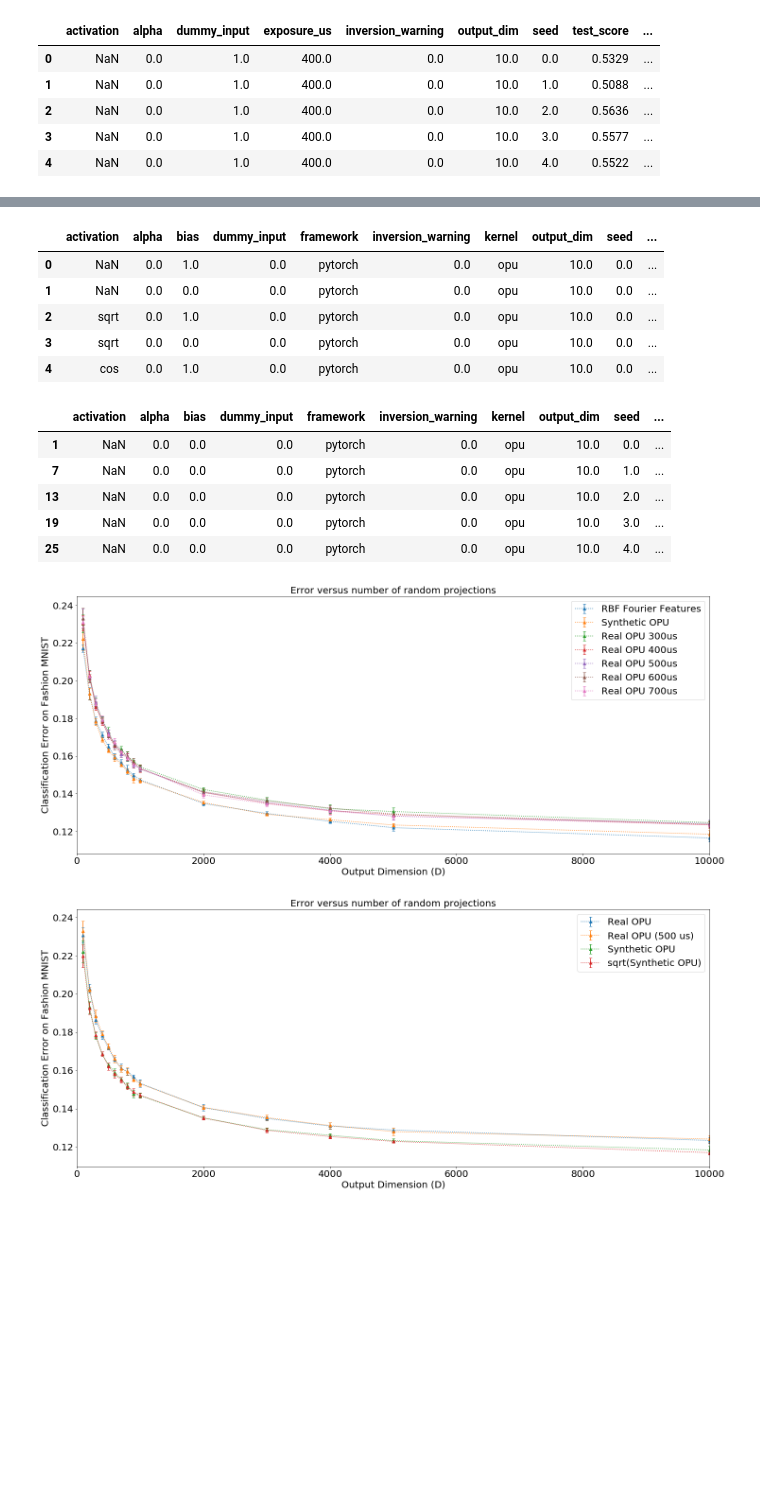
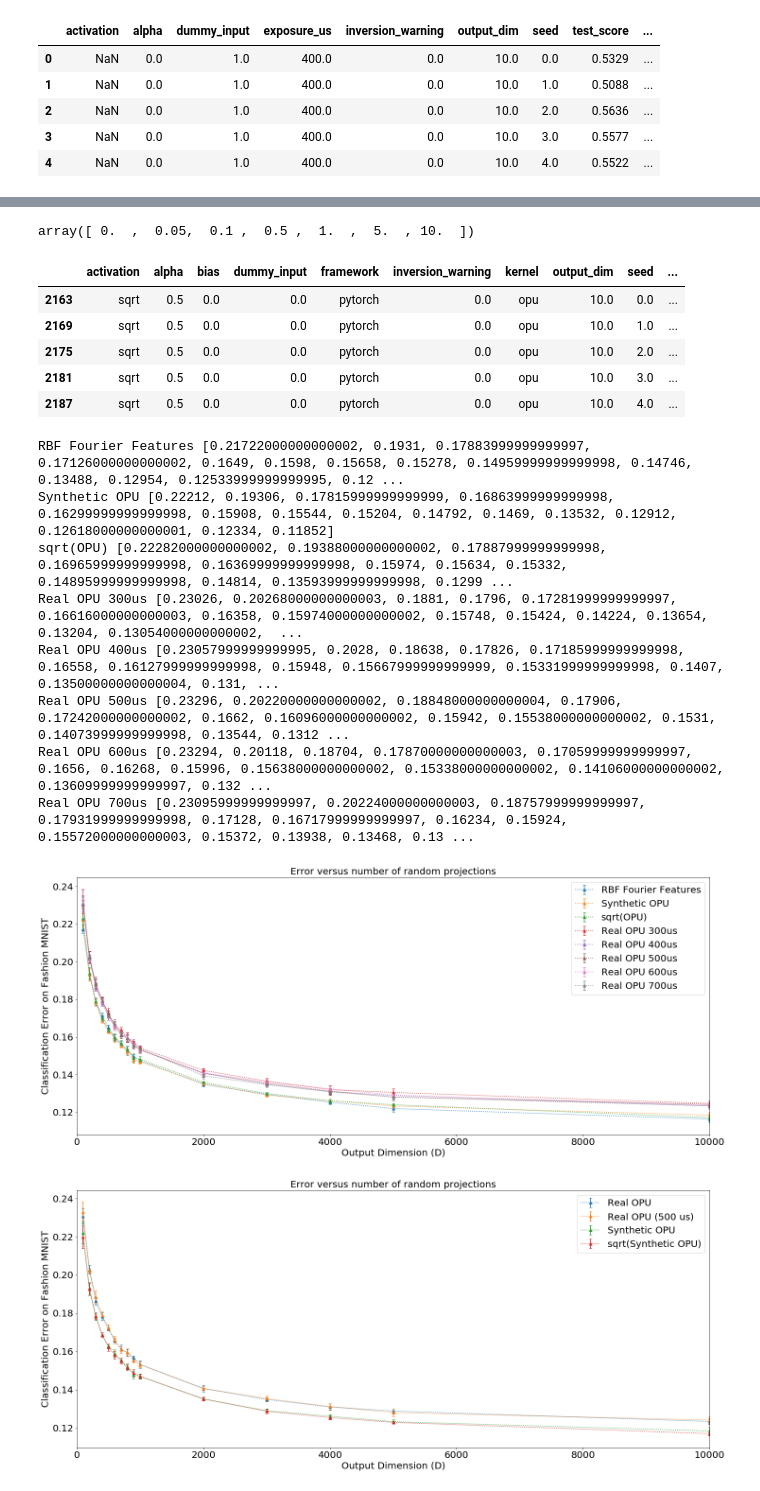
Before and after one commit to joneswack/opu-kernel-experiments, a Jupyter notebook: Tests Jonas/plot_fashion_mnist.ipynb, the cells around one changed output, grey strips where cells are left out. Drawn from its saved outputs; the diff is of its cells as text; code cells hidden in the pictures; blank space fills up the shorter version.

```diff
--- a/Tests Jonas/plot_fashion_mnist.ipynb
+++ b/Tests Jonas/plot_fashion_mnist.ipynb
@@ -35,12 +68,7 @@ syn_df = pd.read_csv('csv/ridge_benchmark_first.csv')
-# %%
-syn_df.head()
-# %% [output]
-|  | activation | alpha | bias | dummy_input | framework | inversion_warning | kernel | output_dim | seed | ... |
-| 0 | NaN | 0.0 | 1.0 | 0.0 | pytorch | 0.0 | opu | 10.0 | 0.0 | ... |
-| 1 | NaN | 0.0 | 0.0 | 0.0 | pytorch | 0.0 | opu | 10.0 | 0.0 | ... |
-| 2 | sqrt | 0.0 | 1.0 | 0.0 | pytorch | 0.0 | opu | 10.0 | 0.0 | ... |
-| 3 | sqrt | 0.0 | 0.0 | 0.0 | pytorch | 0.0 | opu | 10.0 | 0.0 | ... |
-| 4 | cos | 0.0 | 1.0 | 0.0 | pytorch | 0.0 | opu | 10.0 | 0.0 | ... |
+# %%
+syn_df['alpha'].unique()
+# %% [output]
+array([ 0.  ,  0.05,  0.1 ,  0.5 ,  1.  ,  5.  , 10.  ])
 # %%
 SMALL_SIZE = 8
 MEDIUM_SIZE = 10
@@ -88,9 +117,9 @@ df_opu_600 = opu_df.query('alpha == "0.0" & exposure_us == "600" & dummy_input==
 # %%
-df_opu_700 = opu_df.query('alpha == "0.0" & exposure_us == "700" & dummy_input=="0.0" & activation!="sqrt"')
+df_opu_700 = opu_df.query('alpha == "0.5" & exposure_us == "700" & dummy_input=="0.0" & activation!="sqrt"')
 # %%
-rbf_df_0 = rbf_df.query('alpha == "0.0" & dummy_input=="0.0"')
+rbf_df_0 = rbf_df.query('alpha == "0.5" & dummy_input=="0.0"')
 # %%
-df_syn_1 = syn_df.query('alpha == "0.0" & dummy_input=="0.0" & activation.isnull() & bias=="0.0"')
+df_syn_1 = syn_df.query('alpha == "0.5" & dummy_input=="0.0" & activation.isnull() & bias=="0.0"')
 # %%
-df_syn_2 = syn_df.query('alpha == "0.0" & dummy_input=="0.0" & activation=="sqrt" & bias=="0.0"')
+df_syn_2 = syn_df.query('alpha == "0.5" & dummy_input=="0.0" & activation=="sqrt" & bias=="0.0"')
 # %%
@@ -98,19 +127,27 @@ df_syn_3 = syn_df.query('alpha == "0.0" & dummy_input=="0.0" & activation=="cos"
 # %%
-df_syn_1.head()
+df_syn_2.head()
 # %% [output]
 |  | activation | alpha | bias | dummy_input | framework | inversion_warning | kernel | output_dim | seed | ... |
-| 1 | NaN | 0.0 | 0.0 | 0.0 | pytorch | 0.0 | opu | 10.0 | 0.0 | ... |
-| 7 | NaN | 0.0 | 0.0 | 0.0 | pytorch | 0.0 | opu | 10.0 | 1.0 | ... |
-| 13 | NaN | 0.0 | 0.0 | 0.0 | pytorch | 0.0 | opu | 10.0 | 2.0 | ... |
-| 19 | NaN | 0.0 | 0.0 | 0.0 | pytorch | 0.0 | opu | 10.0 | 3.0 | ... |
-| 25 | NaN | 0.0 | 0.0 | 0.0 | pytorch | 0.0 | opu | 10.0 | 4.0 | ... |
+| 2163 | sqrt | 0.5 | 0.0 | 0.0 | pytorch | 0.0 | opu | 10.0 | 0.0 | ... |
+| 2169 | sqrt | 0.5 | 0.0 | 0.0 | pytorch | 0.0 | opu | 10.0 | 1.0 | ... |
+| 2175 | sqrt | 0.5 | 0.0 | 0.0 | pytorch | 0.0 | opu | 10.0 | 2.0 | ... |
+| 2181 | sqrt | 0.5 | 0.0 | 0.0 | pytorch | 0.0 | opu | 10.0 | 3.0 | ... |
+| 2187 | sqrt | 0.5 | 0.0 | 0.0 | pytorch | 0.0 | opu | 10.0 | 4.0 | ... |
 # %%
 plot_misclassification_errors(
-    [rbf_df_0, df_syn_1, df_opu_300, df_opu_400, df_opu_500, df_opu_600, df_opu_700],
-    ['RBF Fourier Features', 'Synthetic OPU', 'Real OPU 300us', 'Real OPU 400us', 'Real OPU 500us', 'Real OPU 600us', 'Real OPU 700us']
+    [rbf_df_0, df_syn_1, df_syn_2, df_opu_300, df_opu_400, df_opu_500, df_opu_600, df_opu_700],
+    ['RBF Fourier Features', 'Synthetic OPU', 'sqrt(OPU)', 'Real OPU 300us', 'Real OPU 400us', 'Real OPU 500us', 'Real OPU 600us', 'Real OPU 700us']
 )
 # %% [output]
+RBF Fourier Features [0.21722000000000002, 0.1931, 0.17883999999999997, 0.17126000000000002, 0.1649, 0.1598, 0.15658, 0.15278, 0.14959999999999998, 0.14746, 0.13488, 0.12954, 0.12533999999999995, 0.12 ...
+Synthetic OPU [0.22212, 0.19306, 0.17815999999999999, 0.16863999999999998, 0.16299999999999998, 0.15908, 0.15544, 0.15204, 0.14792, 0.1469, 0.13532, 0.12912, 0.12618000000000001, 0.12334, 0.11852]
+sqrt(OPU) [0.22282000000000002, 0.19388000000000002, 0.17887999999999998, 0.16965999999999998, 0.16369999999999998, 0.15974, 0.15634, 0.15332, 0.14895999999999998, 0.14814, 0.13593999999999998, 0.1299 ...
+Real OPU 300us [0.23026, 0.20268000000000003, 0.1881, 0.1796, 0.17281999999999997, 0.16616000000000003, 0.16358, 0.15974000000000002, 0.15748, 0.15424, 0.14224, 0.13654, 0.13204, 0.13054000000000002,  ...
+Real OPU 400us [0.23057999999999995, 0.2028, 0.18638, 0.17826, 0.17185999999999998, 0.16558, 0.16127999999999998, 0.15948, 0.15667999999999999, 0.15331999999999998, 0.1407, 0.13500000000000004, 0.131, ...
+Real OPU 500us [0.23296, 0.20220000000000002, 0.18848000000000004, 0.17906, 0.17242000000000002, 0.1662, 0.16096000000000002, 0.15942, 0.15538000000000002, 0.1531, 0.14073999999999998, 0.13544, 0.1312 ...
+Real OPU 600us [0.23294, 0.20118, 0.18704, 0.17870000000000003, 0.17059999999999997, 0.1656, 0.16268, 0.15996, 0.15638000000000002, 0.15338000000000002, 0.14106000000000002, 0.13609999999999997, 0.132 ...
+Real OPU 700us [0.23095999999999997, 0.20224000000000003, 0.18757999999999997, 0.17931999999999998, 0.17128, 0.16717999999999997, 0.16234, 0.15924, 0.15572000000000003, 0.15372, 0.13938, 0.13468, 0.13 ...
-[figure, old version]
+[figure, new version]
 # %%
 plot_misclassification_errors([df_1, df_3, df_syn, df_syn_2], ['Real OPU', 'Real OPU (500 us)', 'Synthetic OPU', 'sqrt(Synthetic OPU)'])
 # plot_misclassification_errors([df_1, df_2, df_3, df_4, df_syn, df_syn_2], ['Real OPU', 'sqrt(Real OPU)', 'Real OPU (500 us)', 'Real OPU (dummy)', 'Synthetic OPU', 'sqrt(Synthetic OPU)'])
```
Also changed, not shown: parts of 10 cells of this notebook, 6 other files.
